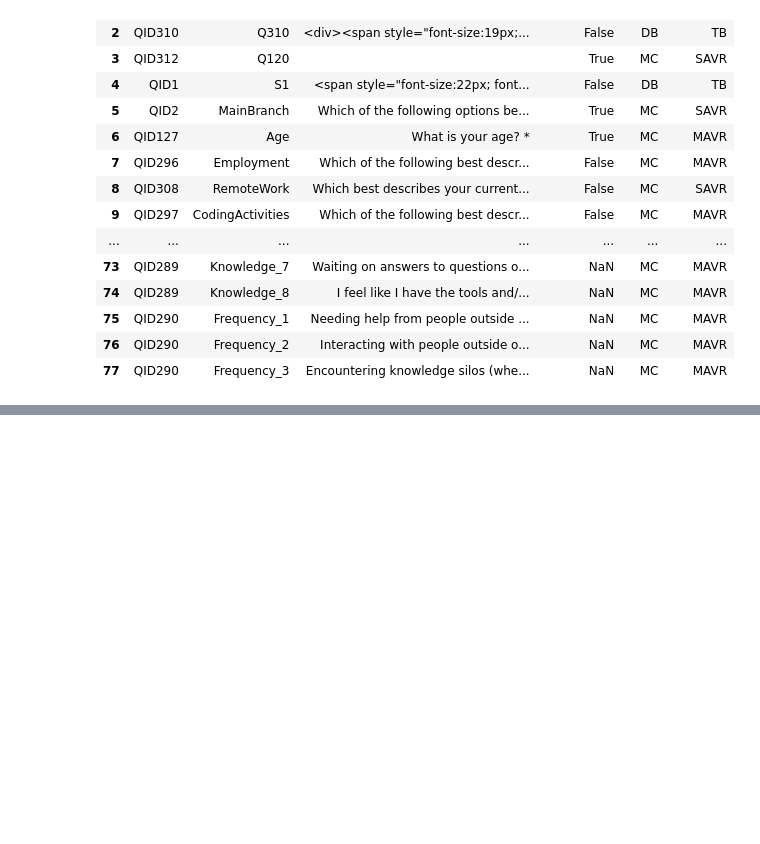
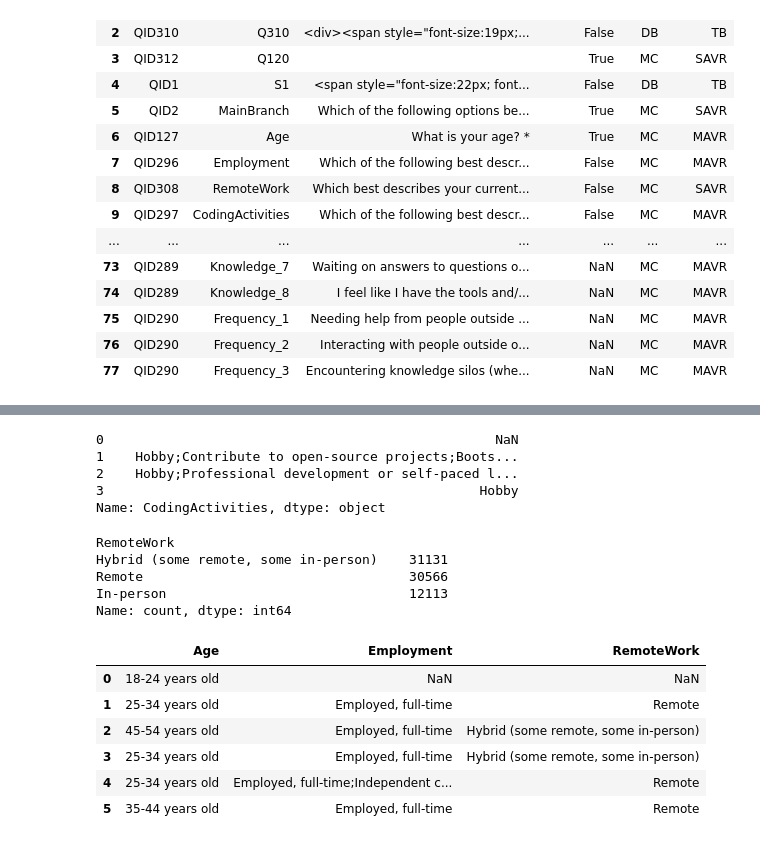
Before and after one commit to vaishnaowankar/Python-Practise, a Jupyter notebook: 01-Python-for-data-science/Pandas/learn-pandas.ipynb, the cells around one changed output, grey strips where cells are left out. Drawn from its saved outputs; the diff is of its cells as text; code cells hidden in the pictures; blank space fills up the shorter version.

```diff
--- a/01-Python-for-data-science/Pandas/learn-pandas.ipynb
+++ b/01-Python-for-data-science/Pandas/learn-pandas.ipynb
@@ -135,0 +278,27 @@ df.tail(10)
+# %%
+df.loc[0:3,"CodingActivities"]
+# remember in this slicing everything is inclusive
+# %% [output]
+0                                                  NaN
+1    Hobby;Contribute to open-source projects;Boots...
+2    Hobby;Professional development or self-paced l...
+3                                                Hobby
+Name: CodingActivities, dtype: object
+# %%
+df["RemoteWork"].value_counts()
+# %% [output]
+RemoteWork
+Hybrid (some remote, some in-person)    31131
+Remote                                  30566
+In-person                               12113
+Name: count, dtype: int64
+# %%
+df.loc[0:5 , "Age":"RemoteWork"]
+# %% [output]
+|  | Age | Employment | RemoteWork |
+| 0 | 18-24 years old | NaN | NaN |
+| 1 | 25-34 years old | Employed, full-time | Remote |
+| 2 | 45-54 years old | Employed, full-time | Hybrid (some remote, some in-person) |
+| 3 | 25-34 years old | Employed, full-time | Hybrid (some remote, some in-person) |
+| 4 | 25-34 years old | Employed, full-time;Independent c... | Remote |
+| 5 | 35-44 years old | Employed, full-time | Remote |
```
Also changed, not shown: parts of 17 cells of this notebook.
